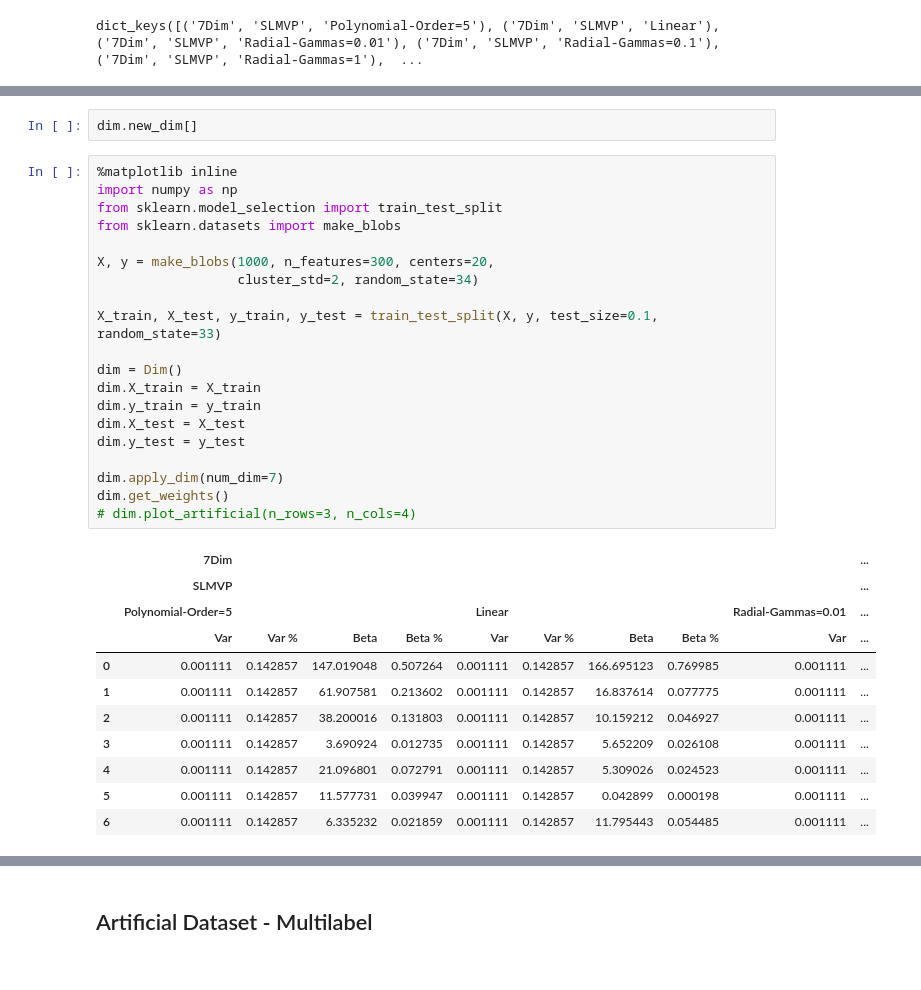
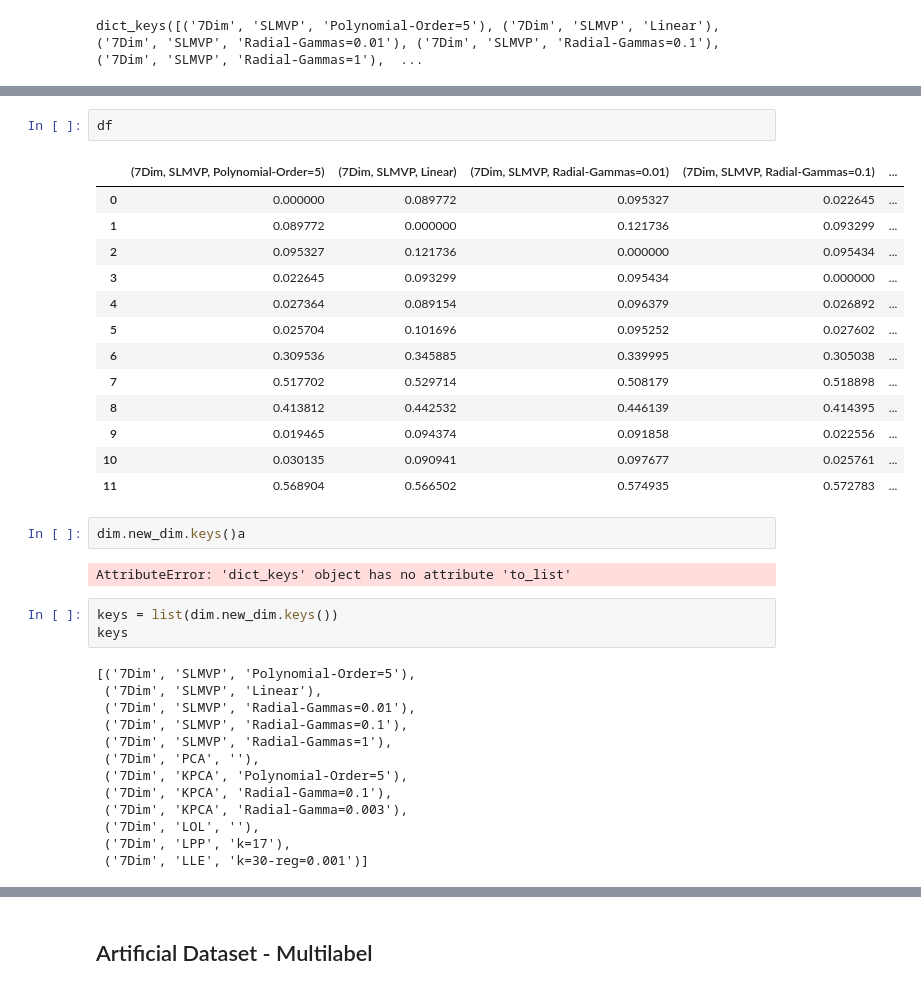
Before and after one commit to miguelangel43/Dimensionality-Reduction-Masters-Thesis, a Jupyter notebook: main.ipynb, the cells around one changed output, grey strips where cells are left out. Drawn from its saved outputs; the diff is of its cells as text.

```diff
--- a/main.ipynb
+++ b/main.ipynb
@@ -20,34 +98,36 @@ dict_keys([('7Dim', 'SLMVP', 'Polynomial-Order=5'), ('7Dim', 'SLMVP', 'Linear'),
+# %%
+df
+# %% [output]
+|  | (7Dim, SLMVP, Polynomial-Order=5) | (7Dim, SLMVP, Linear) | (7Dim, SLMVP, Radial-Gammas=0.01) | (7Dim, SLMVP, Radial-Gammas=0.1) | ... |
+| 0 | 0.000000 | 0.089772 | 0.095327 | 0.022645 | ... |
+| 1 | 0.089772 | 0.000000 | 0.121736 | 0.093299 | ... |
+| 2 | 0.095327 | 0.121736 | 0.000000 | 0.095434 | ... |
+| 3 | 0.022645 | 0.093299 | 0.095434 | 0.000000 | ... |
+| 4 | 0.027364 | 0.089154 | 0.096379 | 0.026892 | ... |
+| 5 | 0.025704 | 0.101696 | 0.095252 | 0.027602 | ... |
+| 6 | 0.309536 | 0.345885 | 0.339995 | 0.305038 | ... |
+| 7 | 0.517702 | 0.529714 | 0.508179 | 0.518898 | ... |
+| 8 | 0.413812 | 0.442532 | 0.446139 | 0.414395 | ... |
+| 9 | 0.019465 | 0.094374 | 0.091858 | 0.022556 | ... |
+| 10 | 0.030135 | 0.090941 | 0.097677 | 0.025761 | ... |
+| 11 | 0.568904 | 0.566502 | 0.574935 | 0.572783 | ... |
 # %%
-dim.new_dim[]
+dim.new_dim.keys()a
+# %% [output]
+AttributeError: 'dict_keys' object has no attribute 'to_list'
-# %%
-%matplotlib inline
-import numpy as np
-from sklearn.model_selection import train_test_split
-from sklearn.datasets import make_blobs
-
-X, y = make_blobs(1000, n_features=300, centers=20,
-                  cluster_std=2, random_state=34)
-
-X_train, X_test, y_train, y_test = train_test_split(X, y, test_size=0.1, random_state=33)
-
-dim = Dim()
-dim.X_train = X_train
-dim.y_train = y_train
-dim.X_test = X_test
-dim.y_test = y_test
-
-dim.apply_dim(num_dim=7)
-dim.get_weights()
-# dim.plot_artificial(n_rows=3, n_cols=4)
-# %% [output]
-|  | 7Dim |  |  |  |  |  |  |  |  | ... |
-|  | SLMVP |  |  |  |  |  |  |  |  | ... |
-|  | Polynomial-Order=5 |  |  |  | Linear |  |  |  | Radial-Gammas=0.01 | ... |
-|  | Var | Var % | Beta | Beta % | Var | Var % | Beta | Beta % | Var | ... |
-| 0 | 0.001111 | 0.142857 | 147.019048 | 0.507264 | 0.001111 | 0.142857 | 166.695123 | 0.769985 | 0.001111 | ... |
-| 1 | 0.001111 | 0.142857 | 61.907581 | 0.213602 | 0.001111 | 0.142857 | 16.837614 | 0.077775 | 0.001111 | ... |
-| 2 | 0.001111 | 0.142857 | 38.200016 | 0.131803 | 0.001111 | 0.142857 | 10.159212 | 0.046927 | 0.001111 | ... |
-| 3 | 0.001111 | 0.142857 | 3.690924 | 0.012735 | 0.001111 | 0.142857 | 5.652209 | 0.026108 | 0.001111 | ... |
-| 4 | 0.001111 | 0.142857 | 21.096801 | 0.072791 | 0.001111 | 0.142857 | 5.309026 | 0.024523 | 0.001111 | ... |
-| 5 | 0.001111 | 0.142857 | 11.577731 | 0.039947 | 0.001111 | 0.142857 | 0.042899 | 0.000198 | 0.001111 | ... |
-| 6 | 0.001111 | 0.142857 | 6.335232 | 0.021859 | 0.001111 | 0.142857 | 11.795443 | 0.054485 | 0.001111 | ... |
+# %%
+keys = list(dim.new_dim.keys())
+keys
+# %% [output]
+[('7Dim', 'SLMVP', 'Polynomial-Order=5'),
+ ('7Dim', 'SLMVP', 'Linear'),
+ ('7Dim', 'SLMVP', 'Radial-Gammas=0.01'),
+ ('7Dim', 'SLMVP', 'Radial-Gammas=0.1'),
+ ('7Dim', 'SLMVP', 'Radial-Gammas=1'),
+ ('7Dim', 'PCA', ''),
+ ('7Dim', 'KPCA', 'Polynomial-Order=5'),
+ ('7Dim', 'KPCA', 'Radial-Gamma=0.1'),
+ ('7Dim', 'KPCA', 'Radial-Gamma=0.003'),
+ ('7Dim', 'LOL', ''),
+ ('7Dim', 'LPP', 'k=17'),
+ ('7Dim', 'LLE', 'k=30-reg=0.001')]
```
Also changed, not shown: parts of 18 cells of this notebook, 1 other file.
